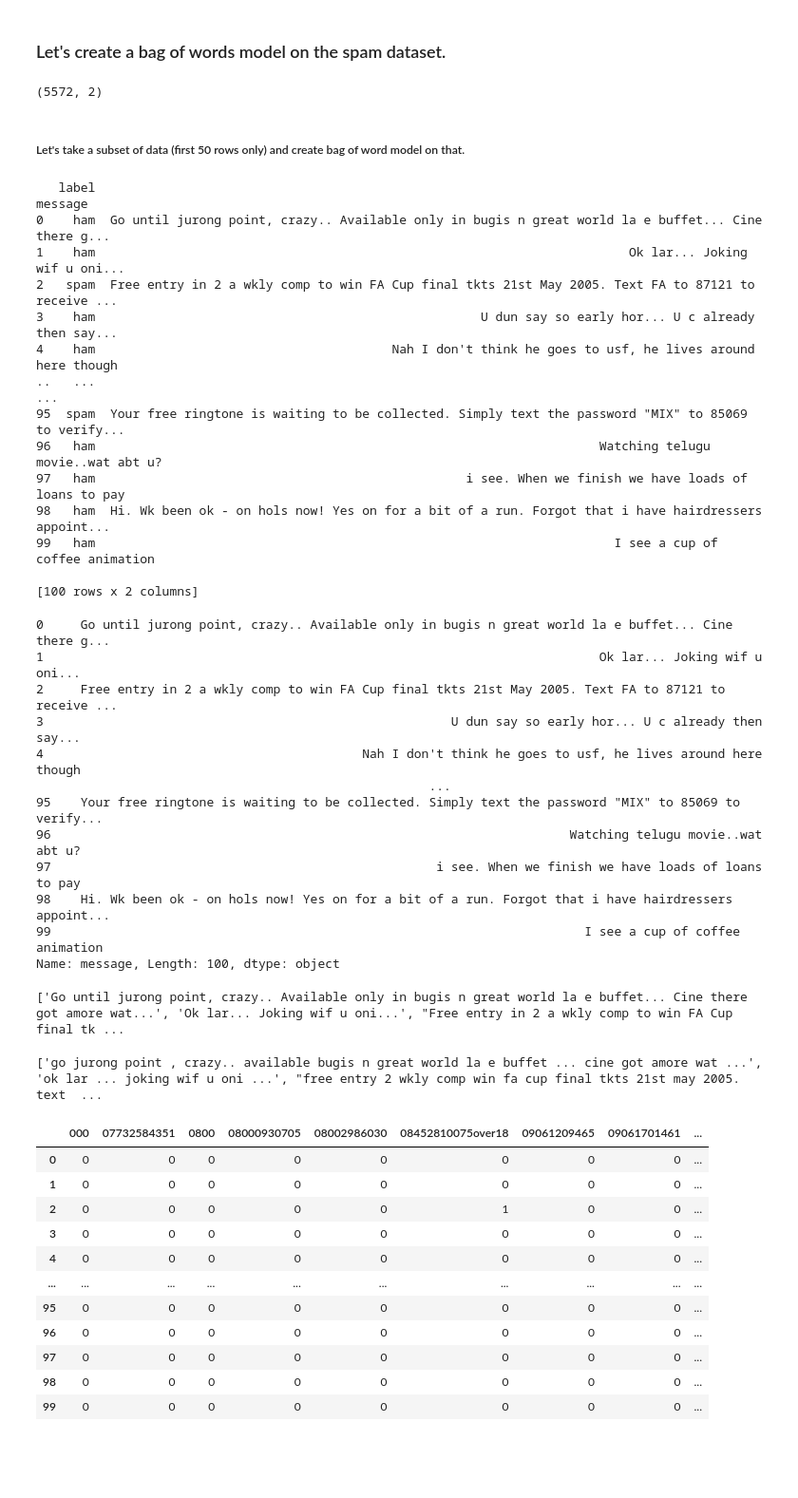
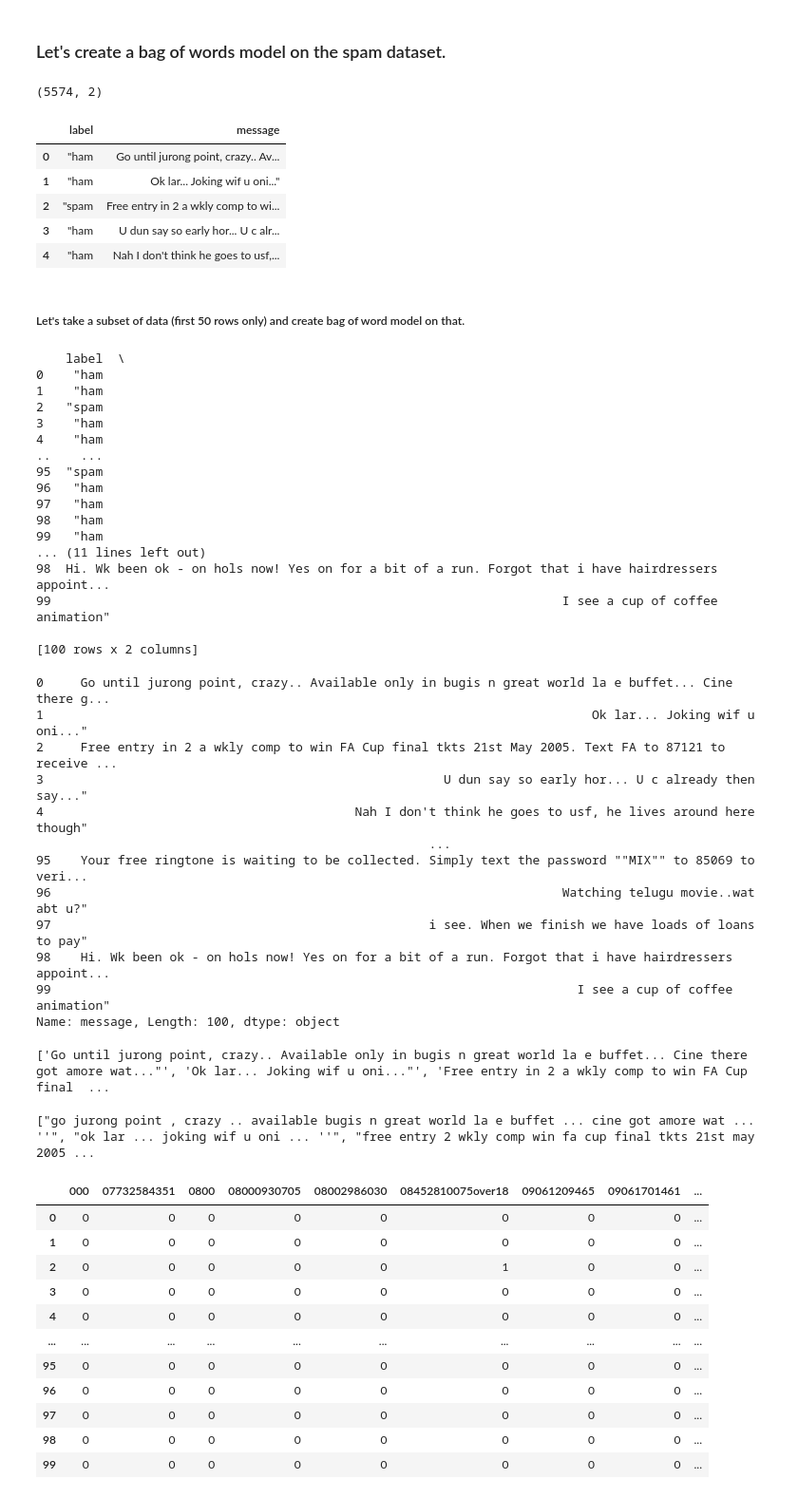
Before and after one commit to RajuMopidevi/Machine-Learning-and-Artificial-Intelligence, a Jupyter notebook: 05-01_LexicalProcessing/bag+of+words.ipynb, the cells around one changed output. Shown: that part at 95% size. Drawn from its saved outputs; the diff is of its cells as text; code cells hidden in the pictures; blank space fills up the shorter version.

```diff
--- a/05-01_LexicalProcessing/bag+of+words.ipynb
+++ b/05-01_LexicalProcessing/bag+of+words.ipynb
@@ -84,28 +84,40 @@ print(vectorizer.get_feature_names())
 ### Let's create a bag of words model on the spam dataset.
 # %%
 # load data
-spam = pd.read_csv("SMSSpamCollection.txt", sep = "\t", names=["label", "message"])
+spam = pd.read_csv("https://raw.githubusercontent.com/RajuMopidevi/Machine-Learning-and-Artificial-Intelligence/main/05-01_LexicalProcessing/SMSSpamCollection.csv", sep = "\t",quotechar='\t', names=["label", "message"])
 spam.shape
 # %% [output]
-(5572, 2)
+(5574, 2)
+# %%
+spam.head()
+# %% [output]
+|  | label | message |
+| 0 | "ham | Go until jurong point, crazy.. Av... |
+| 1 | "ham | Ok lar... Joking wif u oni..." |
+| 2 | "spam | Free entry in 2 a wkly comp to wi... |
+| 3 | "ham | U dun say so early hor... U c alr... |
+| 4 | "ham | Nah I don't think he goes to usf,... |
 # %% [markdown]
 ##### Let's take a subset of data (first 50 rows only) and create bag of word model on that.
 # %%
 spam = spam.iloc[0:100,:]
 print(spam)
 # %% [output]
-   label                                                                                              message
-0    ham  Go until jurong point, crazy.. Available only in bugis n great world la e buffet... Cine there g...
-1    ham                                                                        Ok lar... Joking wif u oni...
-2   spam  Free entry in 2 a wkly comp to win FA Cup final tkts 21st May 2005. Text FA to 87121 to receive ...
-3    ham                                                    U dun say so early hor... U c already then say...
-4    ham                                        Nah I don't think he goes to usf, he lives around here though
-..   ...                                                                                                  ...
-95  spam  Your free ringtone is waiting to be collected. Simply text the password "MIX" to 85069 to verify...
-96   ham                                                                    Watching telugu movie..wat abt u?
-97   ham                                                  i see. When we finish we have loads of loans to pay
-98   ham  Hi. Wk been ok - on hols now! Yes on for a bit of a run. Forgot that i have hairdressers appoint...
-99   ham                                                                      I see a cup of coffee animation
+    label  \
+0    "ham
+1    "ham
+2   "spam
+3    "ham
+4    "ham
+..    ...
+95  "spam
+96   "ham
+97   "ham
+98   "ham
+99   "ham
+... (11 lines left out)
+98  Hi. Wk been ok - on hols now! Yes on for a bit of a run. Forgot that i have hairdressers appoint...
+99                                                                     I see a cup of coffee animation"
 
 [100 rows x 2 columns]
 # %%
@@ -114,29 +126,29 @@ messages = spam.message
 print(messages)
 # %% [output]
 0     Go until jurong point, crazy.. Available only in bugis n great world la e buffet... Cine there g...
-1                                                                           Ok lar... Joking wif u oni...
+1                                                                          Ok lar... Joking wif u oni..."
 2     Free entry in 2 a wkly comp to win FA Cup final tkts 21st May 2005. Text FA to 87121 to receive ...
-3                                                       U dun say so early hor... U c already then say...
-4                                           Nah I don't think he goes to usf, he lives around here though
+3                                                      U dun say so early hor... U c already then say..."
+4                                          Nah I don't think he goes to usf, he lives around here though"
                                                      ...
-95    Your free ringtone is waiting to be collected. Simply text the password "MIX" to 85069 to verify...
-96                                                                      Watching telugu movie..wat abt u?
-97                                                    i see. When we finish we have loads of loans to pay
+95    Your free ringtone is waiting to be collected. Simply text the password ""MIX"" to 85069 to veri...
+96                                                                     Watching telugu movie..wat abt u?"
+97                                                   i see. When we finish we have loads of loans to pay"
 98    Hi. Wk been ok - on hols now! Yes on for a bit of a run. Forgot that i have hairdressers appoint...
-99                                                                        I see a cup of coffee animation
+99                                                                       I see a cup of coffee animation"
 Name: message, Length: 100, dtype: object
 # %%
 # convert messages into list
 messages = [message for message in messages]
 print(messages)
 # %% [output]
-['Go until jurong point, crazy.. Available only in bugis n great world la e buffet... Cine there got amore wat...', 'Ok lar... Joking wif u oni...', "Free entry in 2 a wkly comp to win FA Cup final tk ...
+['Go until jurong point, crazy.. Available only in bugis n great world la e buffet... Cine there got amore wat..."', 'Ok lar... Joking wif u oni..."', 'Free entry in 2 a wkly comp to win FA Cup final  ...
 # %%
 # preprocess messages using the preprocess function
 messages = [preprocess(message) for message in messages]
 print(messages)
 # %% [output]
-['go jurong point , crazy.. available bugis n great world la e buffet ... cine got amore wat ...', 'ok lar ... joking wif u oni ...', "free entry 2 wkly comp win fa cup final tkts 21st may 2005. text  ...
+["go jurong point , crazy .. available bugis n great world la e buffet ... cine got amore wat ... ''", "ok lar ... joking wif u oni ... ''", "free entry 2 wkly comp win fa cup final tkts 21st may 2005 ...
 # %%
 # bag of words model
 vectorizer = CountVectorizer()
```
Also changed, not shown: parts of 3 cells of this notebook.
